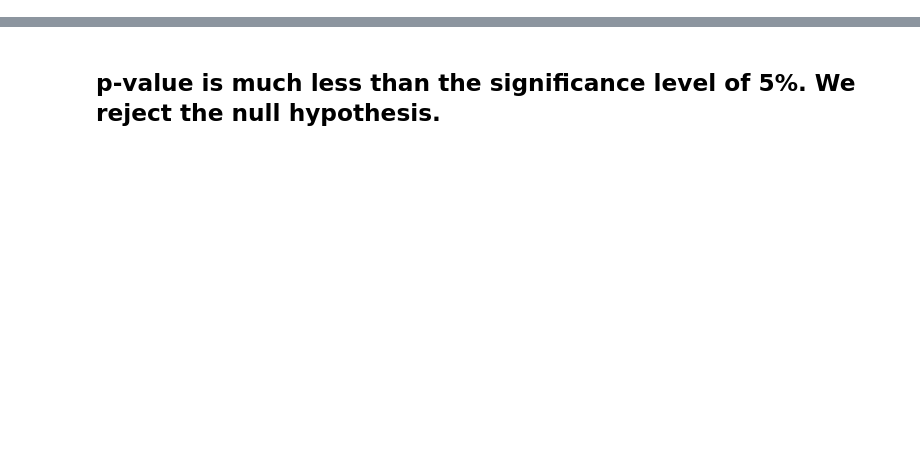
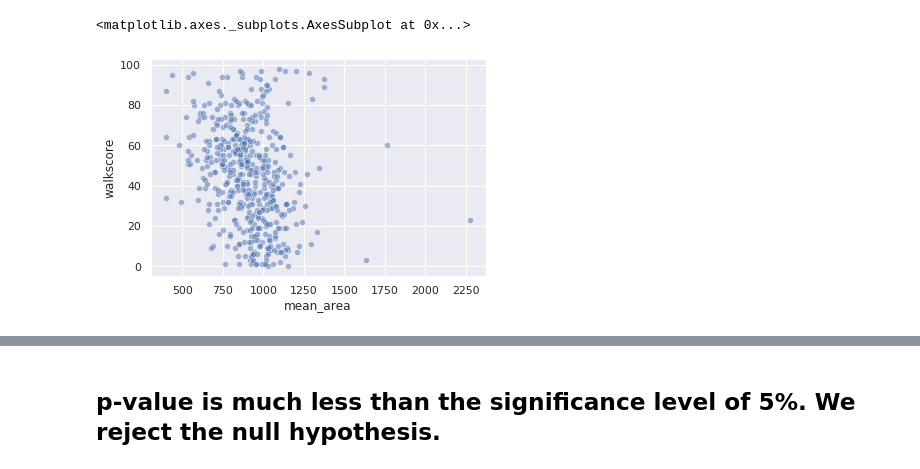
Before and after one commit to sn-ekstrand/walkability-and-cost, a Jupyter notebook: notebooks/eda.ipynb, the cells around one changed output, grey strips where cells are left out. Cells and saved outputs as stored; diff of their text form; code cells hidden in the pictures; blank space fills up the shorter version.

```diff
--- a/notebooks/eda.ipynb
+++ b/notebooks/eda.ipynb
@@ -84,4 +164,7 @@ sns.scatterplot(df['mean_rent'], df['walkscore'], alpha=.5)
 # %%
 # scatter plot maybe showing very weak negative correlation between unit area and walkscore
-sns.scatterplot(df['mean_area'], df['walkscore'], alpha=.5)
+sns.scatterplot(df_no_outliers['mean_area'], df_no_outliers['walkscore'], alpha=.5)
+# %% [output]
+<matplotlib.axes._subplots.AxesSubplot at 0x...>
+[figure, added]
 # %%
```
Also changed, not shown: parts of 22 cells of this notebook.
